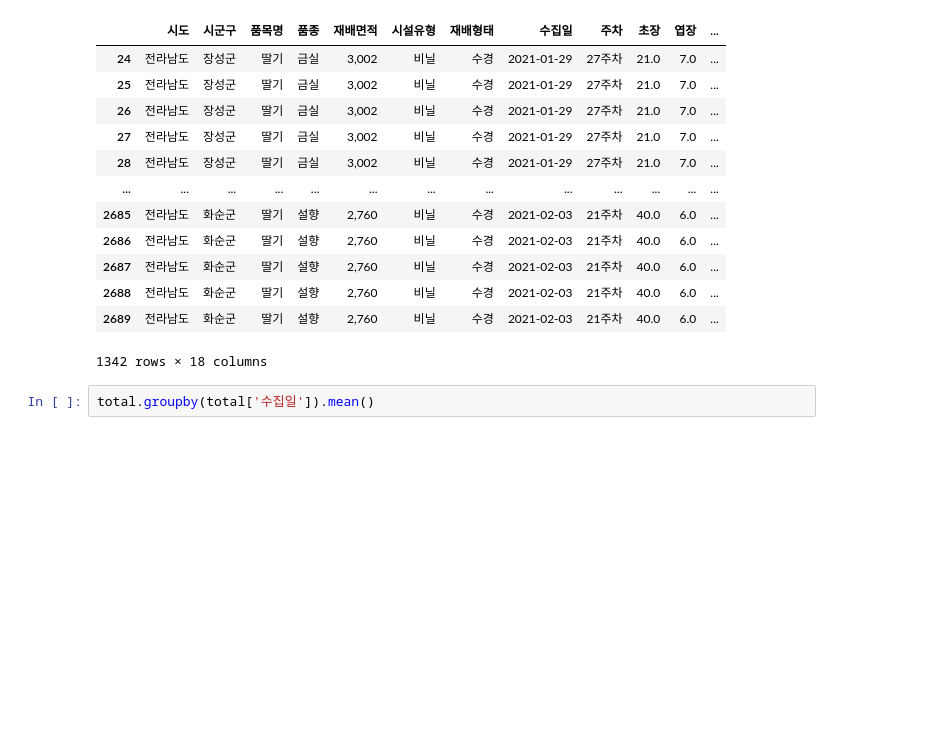
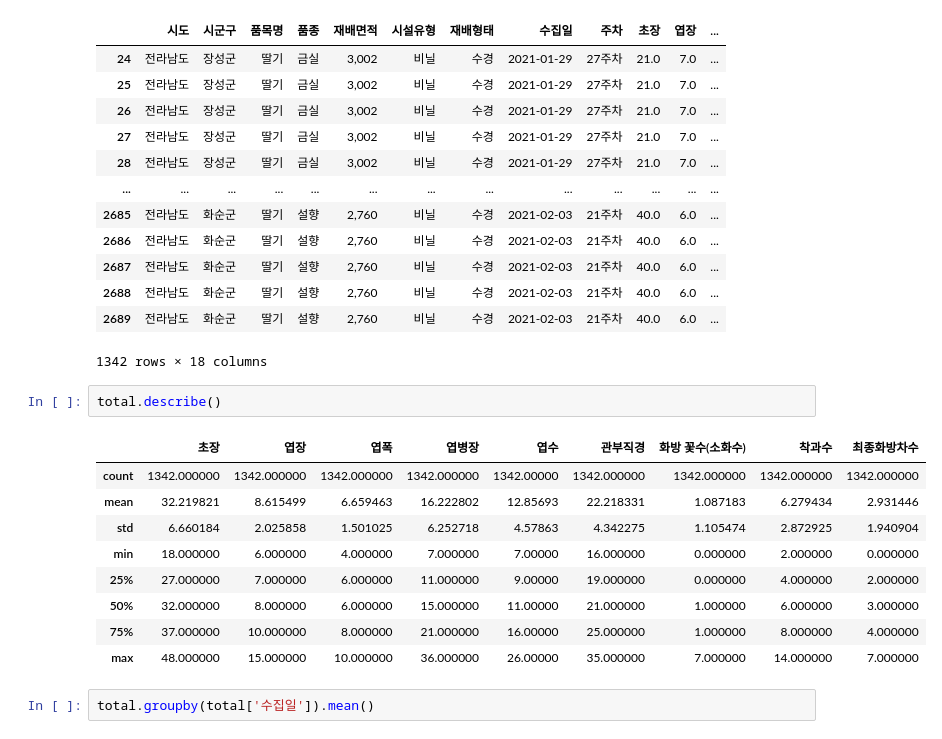
Before and after one commit to JIDONGJU/StudyPython22, a Jupyter notebook: 220614~/mini_project2/데이터수집.ipynb, the cells around one changed output. Drawn from its saved outputs; the diff is of its cells as text; blank space fills up the shorter version.

```diff
--- a/220614~/mini_project2/데이터수집.ipynb
+++ b/220614~/mini_project2/데이터수집.ipynb
@@ -449,6 +452,18 @@ total
 | 2688 | 전라남도 | 화순군 | 딸기 | 설향 | 2,760 | 비닐 | 수경 | 2021-02-03 | 21주차 | 40.0 | 6.0 | ... |
 | 2689 | 전라남도 | 화순군 | 딸기 | 설향 | 2,760 | 비닐 | 수경 | 2021-02-03 | 21주차 | 40.0 | 6.0 | ... |
 1342 rows × 18 columns
+# %%
+total.describe()
+# %% [output]
+|  | 초장 | 엽장 | 엽폭 | 엽병장 | 엽수 | 관부직경 | 화방 꽃수(소화수) | 착과수 | 최종화방차수 |
+| count | 1342.000000 | 1342.000000 | 1342.000000 | 1342.000000 | 1342.00000 | 1342.000000 | 1342.000000 | 1342.000000 | 1342.000000 |
+| mean | 32.219821 | 8.615499 | 6.659463 | 16.222802 | 12.85693 | 22.218331 | 1.087183 | 6.279434 | 2.931446 |
+| std | 6.660184 | 2.025858 | 1.501025 | 6.252718 | 4.57863 | 4.342275 | 1.105474 | 2.872925 | 1.940904 |
+| min | 18.000000 | 6.000000 | 4.000000 | 7.000000 | 7.00000 | 16.000000 | 0.000000 | 2.000000 | 0.000000 |
+| 25% | 27.000000 | 7.000000 | 6.000000 | 11.000000 | 9.00000 | 19.000000 | 0.000000 | 4.000000 | 2.000000 |
+| 50% | 32.000000 | 8.000000 | 6.000000 | 15.000000 | 11.00000 | 21.000000 | 1.000000 | 6.000000 | 3.000000 |
+| 75% | 37.000000 | 10.000000 | 8.000000 | 21.000000 | 16.00000 | 25.000000 | 1.000000 | 8.000000 | 4.000000 |
+| max | 48.000000 | 15.000000 | 10.000000 | 36.000000 | 26.00000 | 35.000000 | 7.000000 | 14.000000 | 7.000000 |
 # %%
 total.groupby(total['수집일']).mean()
 # %% [output]
```
Also changed, not shown: parts of 1 cell of this notebook, 4 other files.
